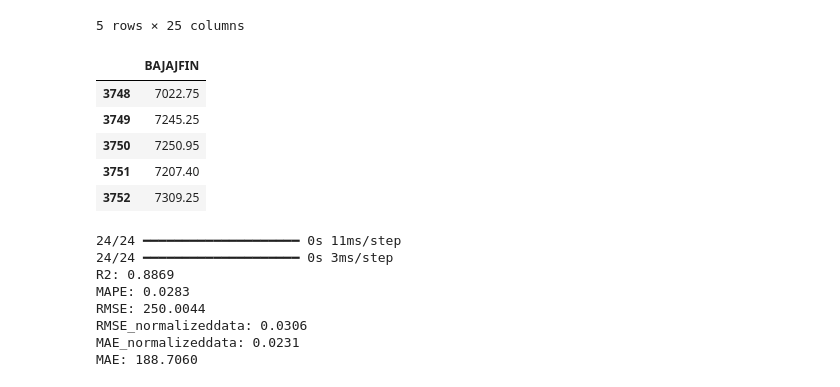
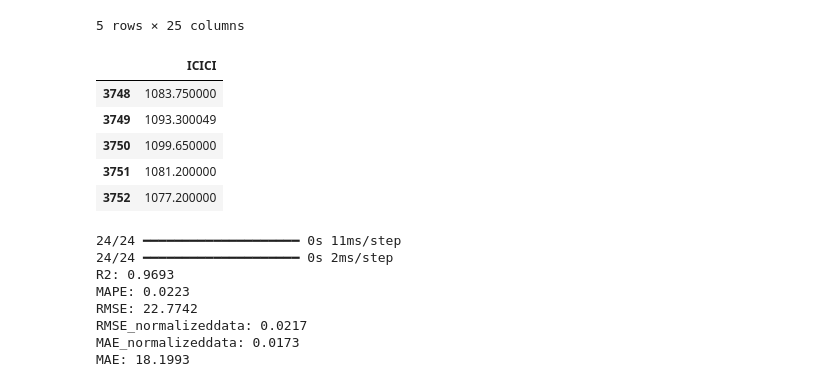
Before and after one commit to bvsdinda/Multi-step-ahead-prediction-using-k-means-TPE-LSTM, a Jupyter notebook: cluster model3.ipynb, the cells around one changed output. Cells and saved outputs as stored; diff of their text form; code cells hidden in the pictures.

```diff
--- a/cluster model3.ipynb
+++ b/cluster model3.ipynb
@@ -33,29 +33,29 @@ df.head(5)
 | 4 | 09-01-2009 | 97.320000 | 25173105 | 6.048093 | 95905 | 54.689999 | 1806325 | 16.004999 | 4046570 | 101.750000 | ... |
 5 rows × 25 columns
 # %%
-feature_columns = ['BAJAJFIN', 'BAJAJFINVOL', 'ICICI', 'SBI', 'FEDBANK']
-target_column = ['BAJAJFIN']
+feature_columns = ['ICICI', 'ICICIVOL', 'SBI', 'FEDBANK', 'BAJAJFIN']
+target_column = ['ICICI']
 features = df[feature_columns]
 target = df[target_column].shift(-3)
 
-new_data1 = 7250.95
+new_data1 = 1099.65
 target.iloc[-3, 0] = new_data1
 
-new_data2 = 7207.40
+new_data2 = 1081.20
 target.iloc[-2, 0] = new_data2
 
-new_data3 = 7309.25
+new_data3 = 1077.20
 target.iloc[-1, 0] = new_data3
 
 
 target.tail(5)
 # %% [output]
-|  | BAJAJFIN |
-| 3748 | 7022.75 |
-| 3749 | 7245.25 |
-| 3750 | 7250.95 |
-| 3751 | 7207.40 |
-| 3752 | 7309.25 |
+|  | ICICI |
+| 3748 | 1083.750000 |
+| 3749 | 1093.300049 |
+| 3750 | 1099.650000 |
+| 3751 | 1081.200000 |
+| 3752 | 1077.200000 |
 # %%
 scaler = MinMaxScaler(feature_range=(0, 1))
 scaled_features = scaler.fit_transform(features)
@@ -76,7 +76,7 @@ split=int(0.8*len(X))
 X_train, y_train= X[:split], y[:split]
 X_test, y_test= X[split:], y[split:]
 # %%
-model_lstm = load_model('model_lstm_bajajfin3h_0.8869.keras')
+model_lstm = load_model('model_lstm_icici3h_0.9693.keras')
 model_lstm.predict(X_test)
 
 predictions_lstm = model_lstm.predict(X_test)
@@ -104,10 +104,10 @@ mae=mean_absolute_error(y_test_actual_LSTM, predictions_LSTM)
 print(f"MAE: {mae:.4f}")
 # %% [output]
 24/24 ━━━━━━━━━━━━━━━━━━━━ 0s 11ms/step
-24/24 ━━━━━━━━━━━━━━━━━━━━ 0s 3ms/step
-R2: 0.8869
-MAPE: 0.0283
-RMSE: 250.0044
-RMSE_normalizeddata: 0.0306
-MAE_normalizeddata: 0.0231
-MAE: 188.7060
+24/24 ━━━━━━━━━━━━━━━━━━━━ 0s 2ms/step
+R2: 0.9693
+MAPE: 0.0223
+RMSE: 22.7742
+RMSE_normalizeddata: 0.0217
+MAE_normalizeddata: 0.0173
+MAE: 18.1993
```
Also changed, not shown: parts of 24 cells of this notebook, 6 other files.
